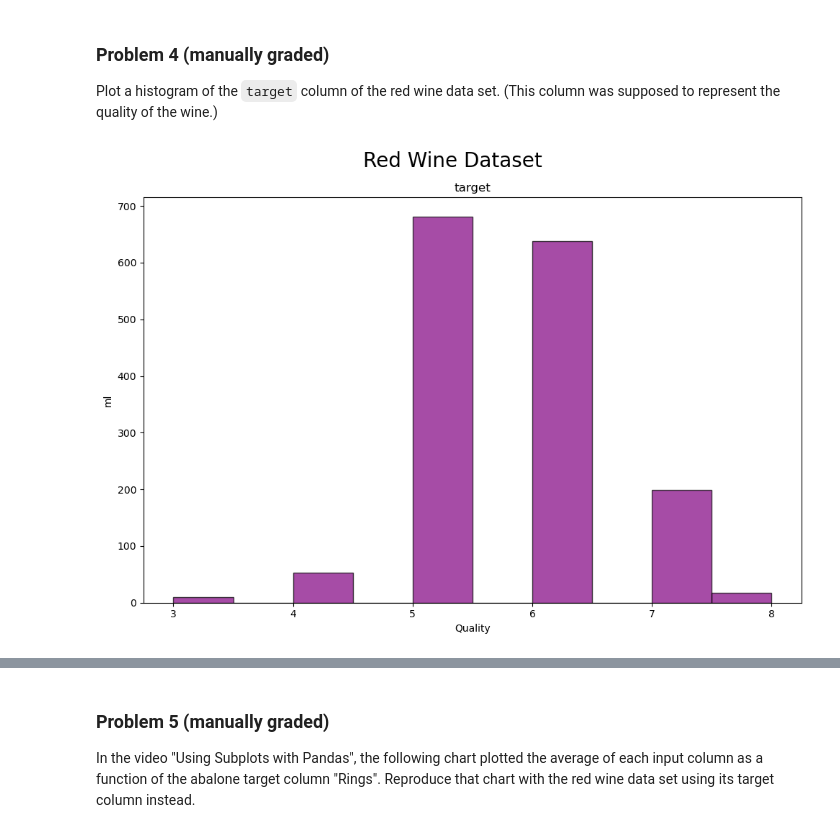
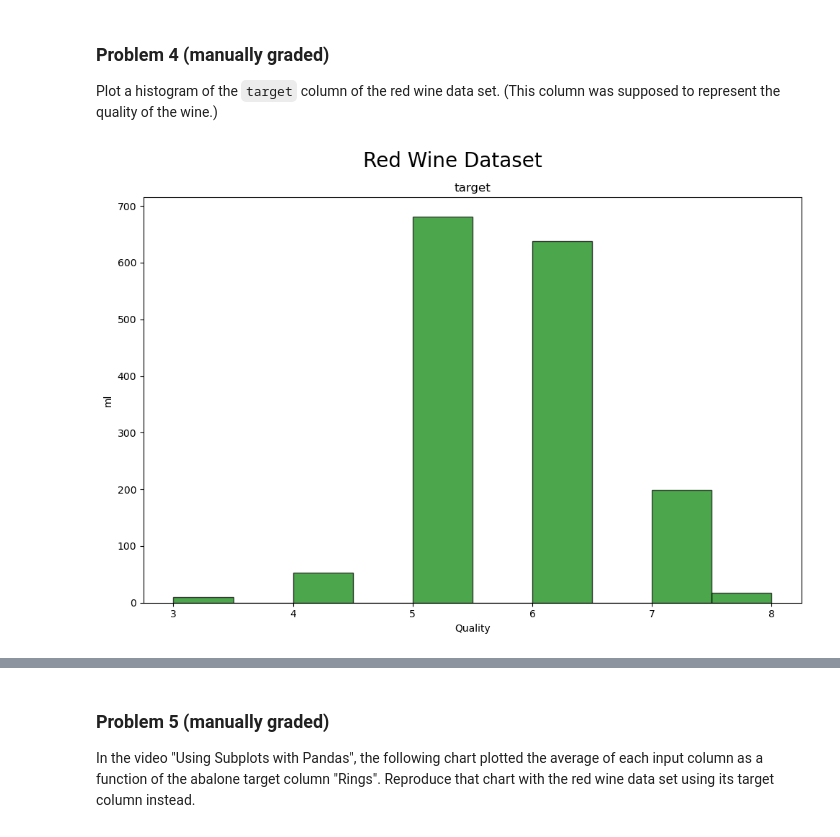
Before and after one commit to Quantum-Cosmic/dx602-homework-10, a Jupyter notebook: homework.ipynb, the cells around one changed output, grey strips where cells are left out. Saved outputs shown, nothing was run; the diff lists cells and outputs as text; code cells hidden in the pictures.

```diff
--- a/homework.ipynb
+++ b/homework.ipynb
@@ -112,19 +113,19 @@ Plot a histogram of the `target` column of the red wine data set.
 # %%
 # YOUR CHANGES HERE
 
 red_wine.hist("target",
               figsize=(10, 7),
              bins=10,
              alpha=0.7,
-             color='purple',
+             color='green',
              edgecolor='black',
              grid=False)
 plt.suptitle('Red Wine Dataset', fontsize=20)
 plt.ylabel("ml")
 plt.xlabel("Quality")
 plt.tight_layout()
 # %% [output]
-[figure, old version]
+[figure, new version]
 # %% [markdown]
 <div style="page-break-after: always;"></div>
 # %% [markdown]
```
Also changed, not shown: parts of 12 cells of this notebook.
